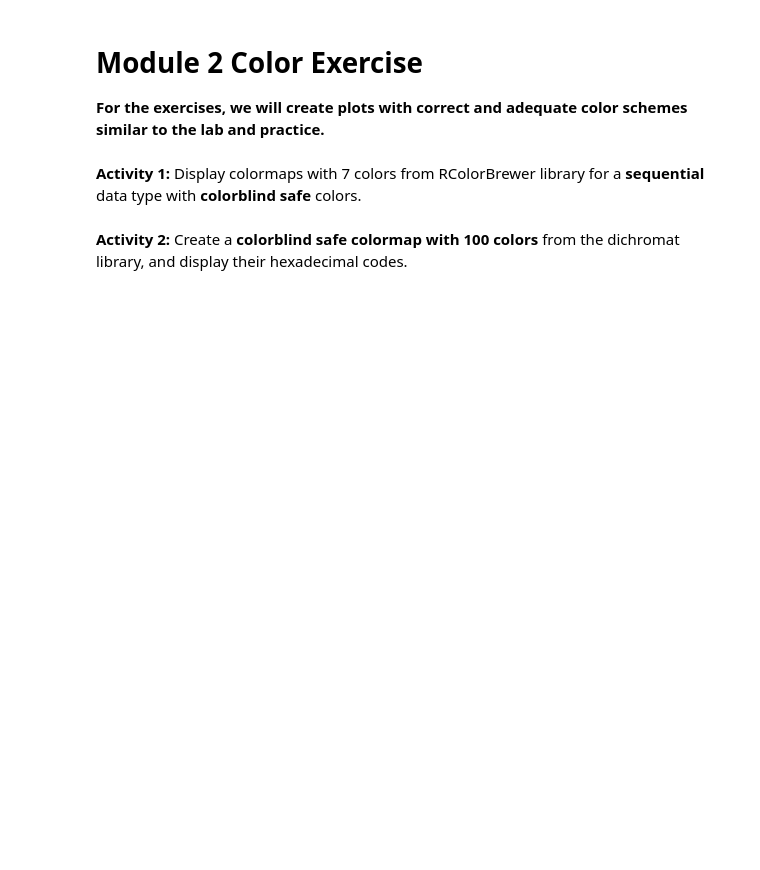
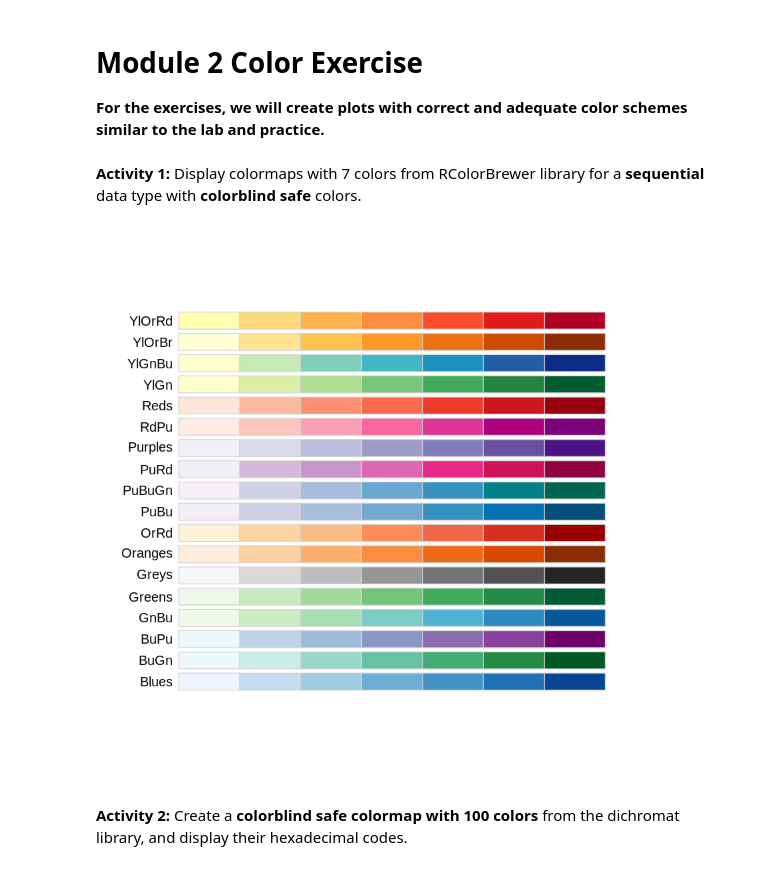
Before and after one commit to BlakeBigG/Big_Data_Visualization_MS, a Jupyter notebook: modules/module2/exercises/L2_Exercise.ipynb, the cells around one changed output. Drawn from its saved outputs; the diff is of its cells as text; code cells hidden in the pictures; blank space fills up the shorter version.

```diff
--- a/modules/module2/exercises/L2_Exercise.ipynb
+++ b/modules/module2/exercises/L2_Exercise.ipynb
@@ -9,6 +9,9 @@ library(RColorBrewer)
 **Activity 1:** Display colormaps with 7 colors from RColorBrewer library for a **sequential** data type with **colorblind safe** colors.
 # %%
 ## Your answer for activity 1 goes here ---
+display.brewer.all(n = 7, type = 'seq', colorblindFriendly = T)
+# %% [output]
+[figure, added]
 # %% [markdown]
 **Activity 2:** Create a **colorblind safe colormap with 100 colors** from the dichromat library, and display their hexadecimal codes.
 # %%
```
Also changed, not shown: parts of 8 cells of this notebook, 1 other file.
